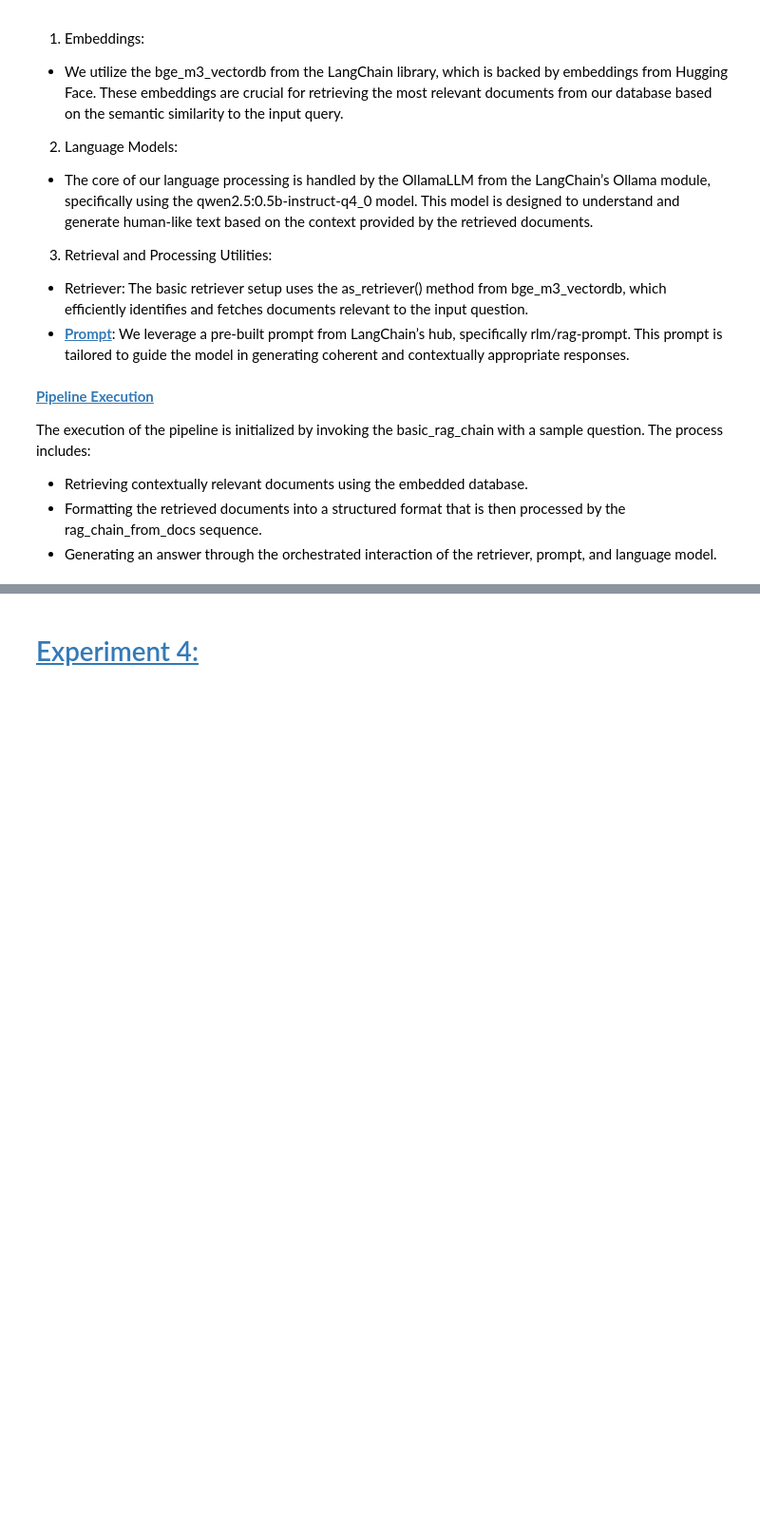
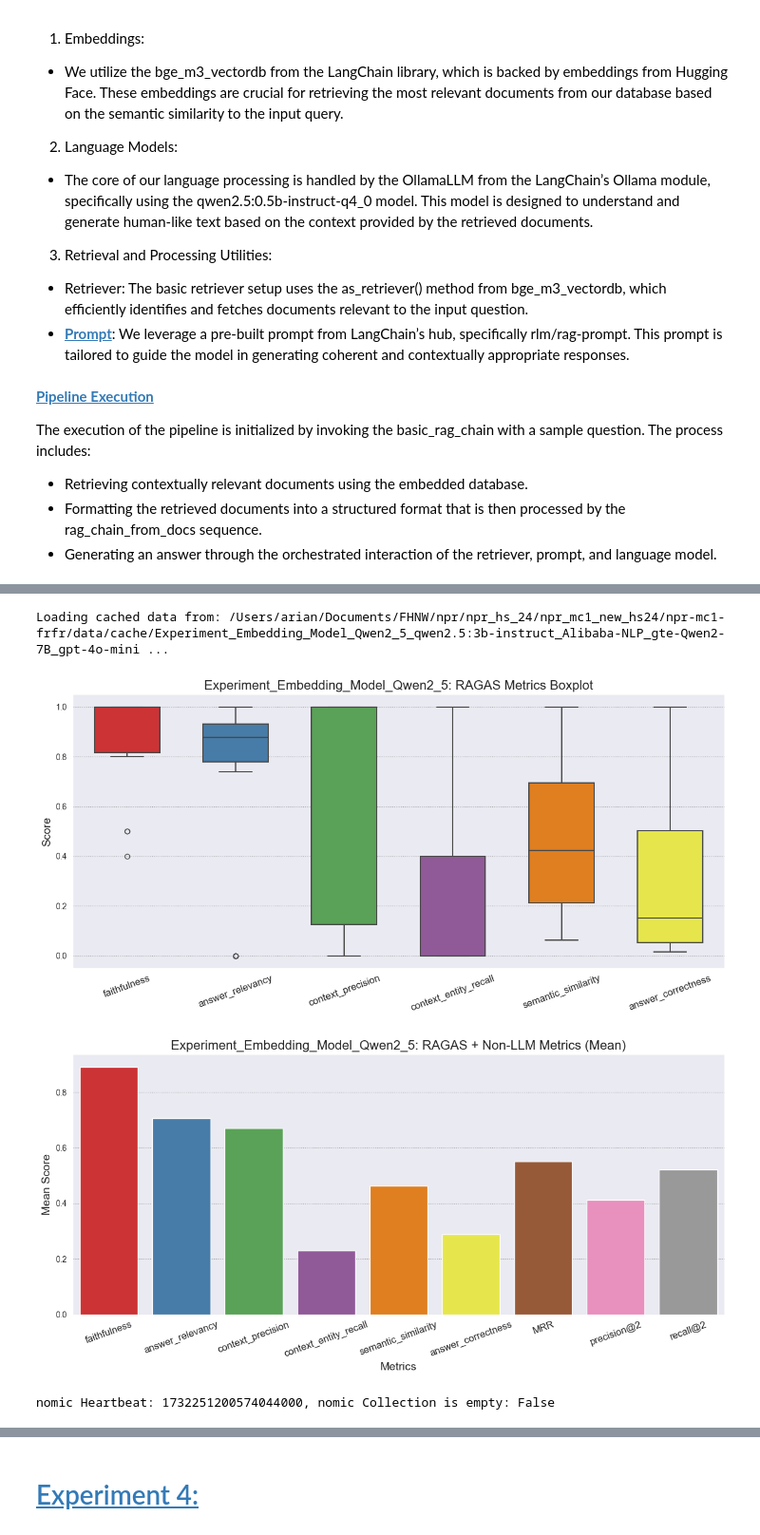
Before and after one commit to somehowchris/npr-mc1-frfr, a Jupyter notebook: main.ipynb, the cells around one changed output, grey strips where cells are left out. Shown at 95% size. Cells and saved outputs as stored; diff of their text form; code cells hidden in the pictures; blank space fills up the shorter version.

```diff
--- a/main.ipynb
+++ b/main.ipynb
@@ -276,0 +307,10 @@ eval_df.head()
+# %%
+from src.custom_embeddings import qwen2_embed
+
+qwen_vectordb = EmbeddingVectorStorage(
+    method_of_embedding=qwen2_embed,
+    collection="Alibaba-NLP_gte-Qwen2-7B_RecursiveCharacterTextSplitter",
+    path_persistent=str(PERSISTENT_DIR),
+)
+
+print(f"qwen Heartbeat: {qwen_vectordb.test_heartbeat()}, qwen Collection is empty: {qwen_vectordb.collection_is_empty()}")
@@ -276,0 +319,8 @@ eval_df.head()
+# %%
+qwen_retriever = qwen_vectordb.as_retriever()
+
+qwen_rag_chain = RunnableParallel(
+    {"context": qwen_retriever, "question": RunnablePassthrough()}
+).assign(answer=rag_chain_from_docs)
+
+qwen_rag_chain.invoke("Is Mississipi an anti-ESG state?")
@@ -276,0 +334,17 @@ eval_df.head()
+# %%
+qwen_evaluation = RAGEvaluation(
+    name="Experiment_Embedding_Model_Qwen2_5",
+    rag_chain=qwen_rag_chain,
+    llm_model=openai_llm_model,
+    local_llm=llm_model.model,
+    embeddings=qwen2_embed
+)
+
+result_qwen = qwen_evaluation.evaluate(clean_file_path, eval_file_path, qwen_vectordb)
+# %% [output]
+Loading cached data from: /Users/arian/Documents/FHNW/npr/npr_hs_24/npr_mc1_new_hs24/npr-mc1-frfr/data/cache/Experiment_Embedding_Model_Qwen2_5_qwen2.5:3b-instruct_Alibaba-NLP_gte-Qwen2-7B_gpt-4o-mini ...
+# %%
+qwen_evaluation.plot_results_all(result_qwen)
+# %% [output]
+[figure, added]
+[figure, added]
@@ -276,0 +353,12 @@ eval_df.head()
+# %%
+from src.custom_embeddings import nomic_embed
+
+nomic_vectordb = EmbeddingVectorStorage(
+    method_of_embedding=nomic_embed,
+    collection="nomic-ai_nomic-embed-text-v1_5_RecursiveCharacterTextSplitter",
+    path_persistent=str(PERSISTENT_DIR),
+)
+
+print(f"nomic Heartbeat: {nomic_vectordb.test_heartbeat()}, nomic Collection is empty: {nomic_vectordb.collection_is_empty()}")
+# %% [output]
+nomic Heartbeat: 1732251200574044000, nomic Collection is empty: False
```
Also changed, not shown: parts of 85 cells of this notebook, 1 other file.
